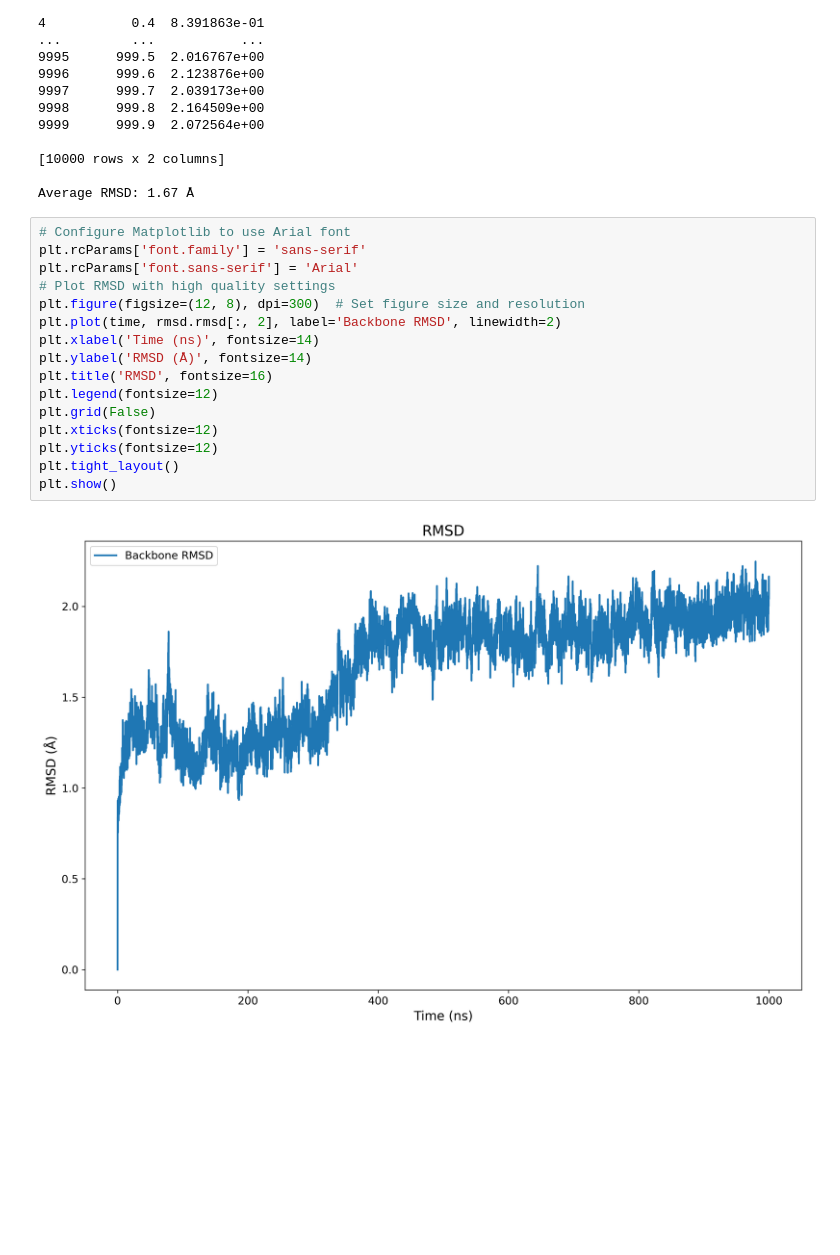
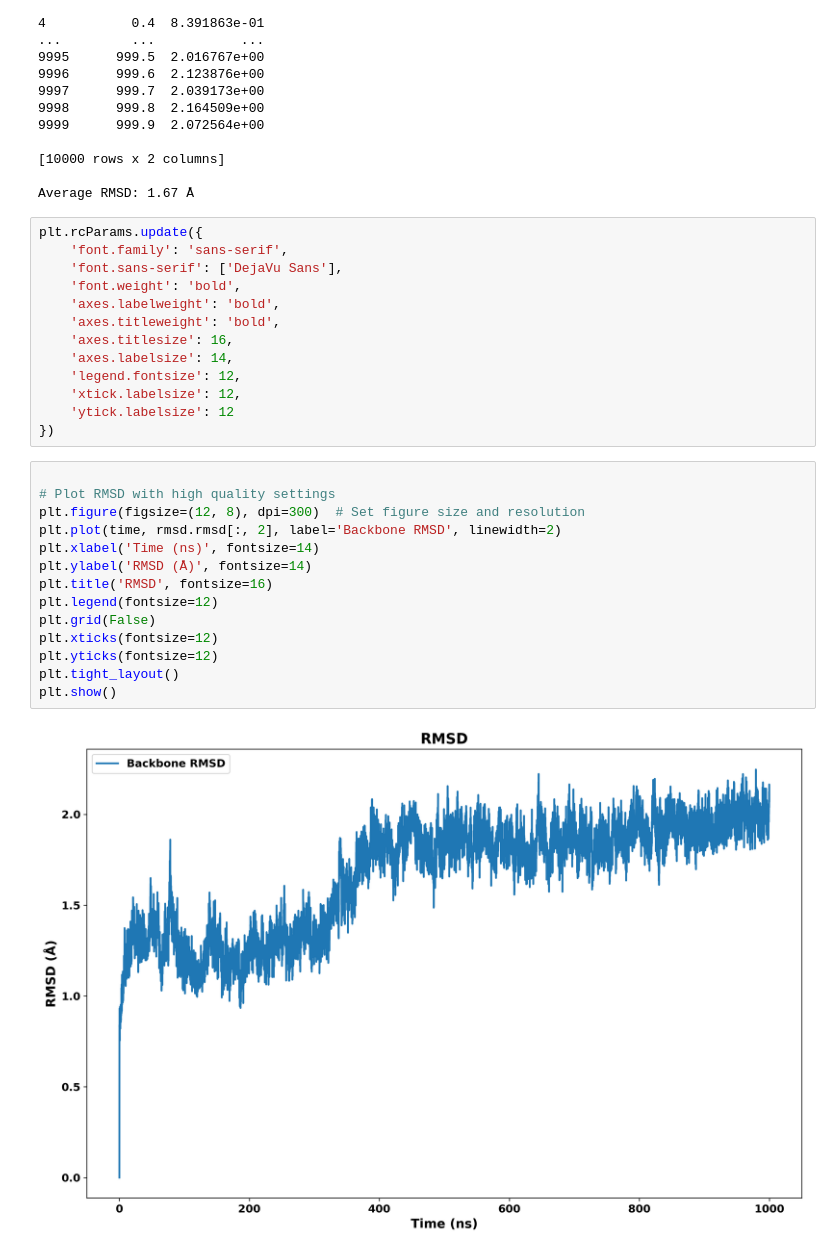
Before and after one commit to bathirjsr/Automation-Scripts-For-QM-MM-and-MD, a Jupyter notebook: Python_Code/MD_Analysis.ipynb, the cells around one changed output. Cells and saved outputs as stored; diff of their text form; blank space fills up the shorter version.

```diff
--- a/Python_Code/MD_Analysis.ipynb
+++ b/Python_Code/MD_Analysis.ipynb
@@ -51,21 +52,32 @@ RMSD DataFrame:
 [10000 rows x 2 columns]
 
 Average RMSD: 1.67 Å
+# %%
+plt.rcParams.update({
+    'font.family': 'sans-serif',
+    'font.sans-serif': ['DejaVu Sans'],
+    'font.weight': 'bold',
+    'axes.labelweight': 'bold',
+    'axes.titleweight': 'bold',
+    'axes.titlesize': 16,
+    'axes.labelsize': 14,
+    'legend.fontsize': 12,
+    'xtick.labelsize': 12,
+    'ytick.labelsize': 12
+})
 # %%
-# Configure Matplotlib to use Arial font
-plt.rcParams['font.family'] = 'sans-serif'
-plt.rcParams['font.sans-serif'] = 'Arial'
+
 # Plot RMSD with high quality settings
 plt.figure(figsize=(12, 8), dpi=300)  # Set figure size and resolution
 plt.plot(time, rmsd.rmsd[:, 2], label='Backbone RMSD', linewidth=2)
 plt.xlabel('Time (ns)', fontsize=14)
 plt.ylabel('RMSD (Å)', fontsize=14)
 plt.title('RMSD', fontsize=16)
 plt.legend(fontsize=12)
 plt.grid(False)
 plt.xticks(fontsize=12)
 plt.yticks(fontsize=12)
 plt.tight_layout()
 plt.show()
 # %% [output]
-[figure, old version]
+[figure, new version]
```
Also changed, not shown: parts of 5 cells of this notebook, 2 other files.
